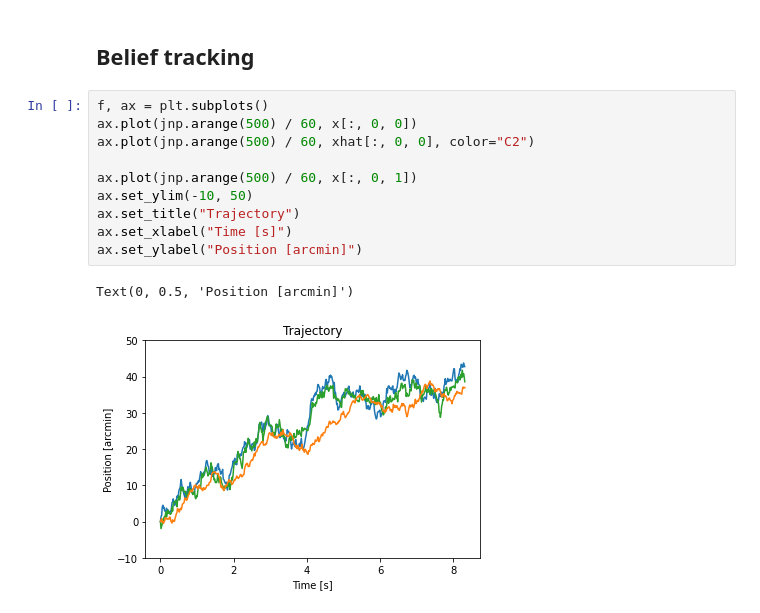
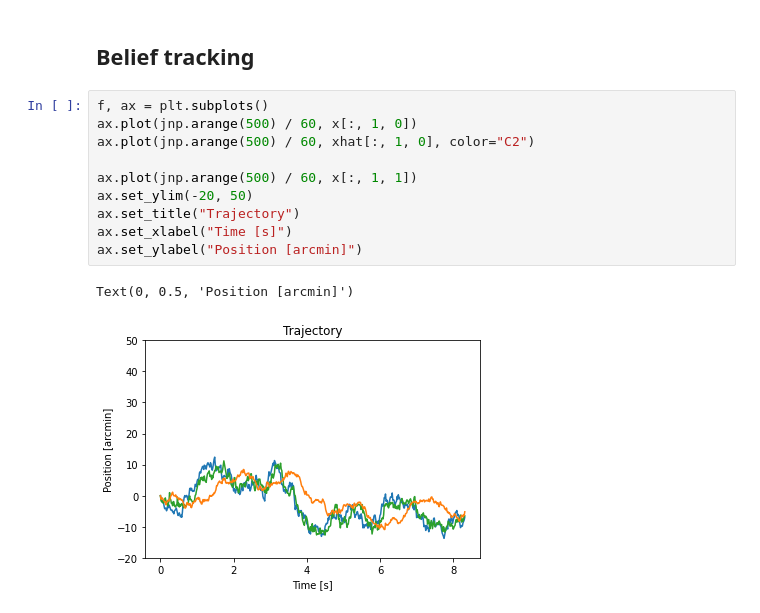
Before and after one commit to RothkopfLab/lqg, a Jupyter notebook: CCN_2022_Tutorial.ipynb, the cells around one changed output. Saved outputs shown, nothing was run; the diff lists cells and outputs as text.

```diff
--- a/CCN_2022_Tutorial.ipynb
+++ b/CCN_2022_Tutorial.ipynb
@@ -504,14 +504,14 @@ x, xhat, y, u = model.simulate(random.PRNGKey(0), n=20, T=500, return_all=True)
 ## Belief tracking
 # %%
 f, ax = plt.subplots()
-ax.plot(jnp.arange(500) / 60, x[:, 0, 0])
-ax.plot(jnp.arange(500) / 60, xhat[:, 0, 0], color="C2")
+ax.plot(jnp.arange(500) / 60, x[:, 1, 0])
+ax.plot(jnp.arange(500) / 60, xhat[:, 1, 0], color="C2")
 
-ax.plot(jnp.arange(500) / 60, x[:, 0, 1])
-ax.set_ylim(-10, 50)
+ax.plot(jnp.arange(500) / 60, x[:, 1, 1])
+ax.set_ylim(-20, 50)
 ax.set_title("Trajectory")
 ax.set_xlabel("Time [s]")
 ax.set_ylabel("Position [arcmin]")
 # %% [output]
 Text(0, 0.5, 'Position [arcmin]')
-[figure, old version]
+[figure, new version]
```
